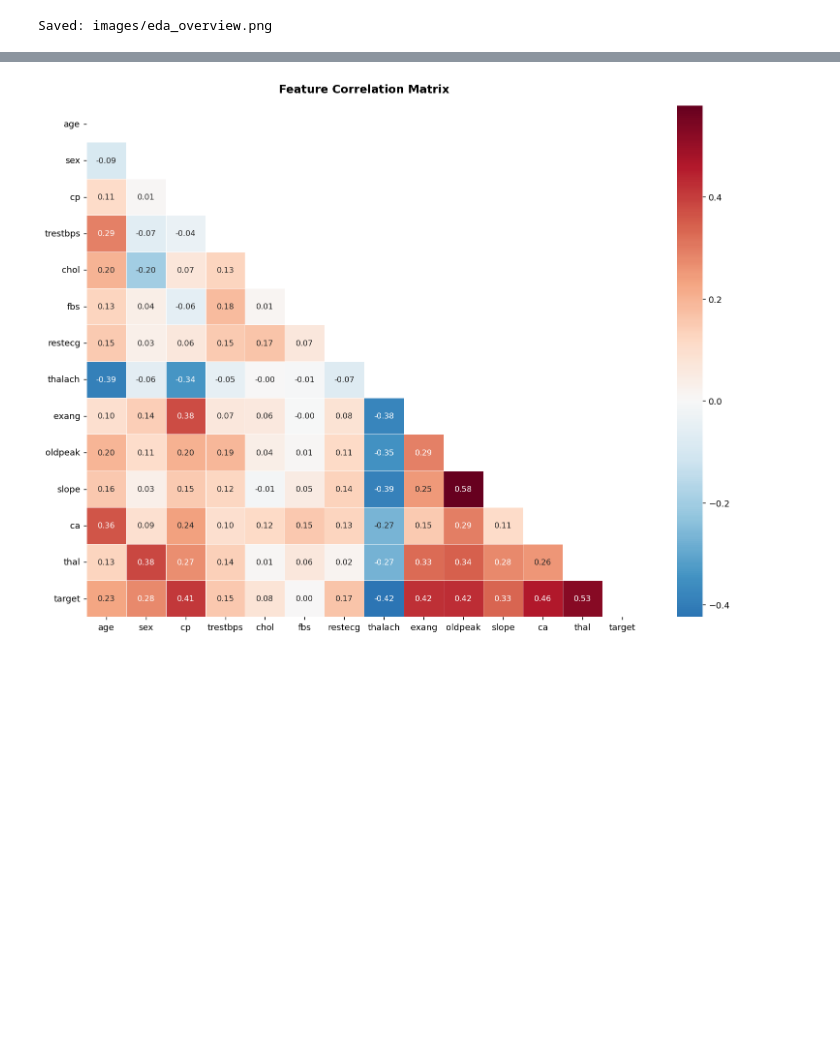
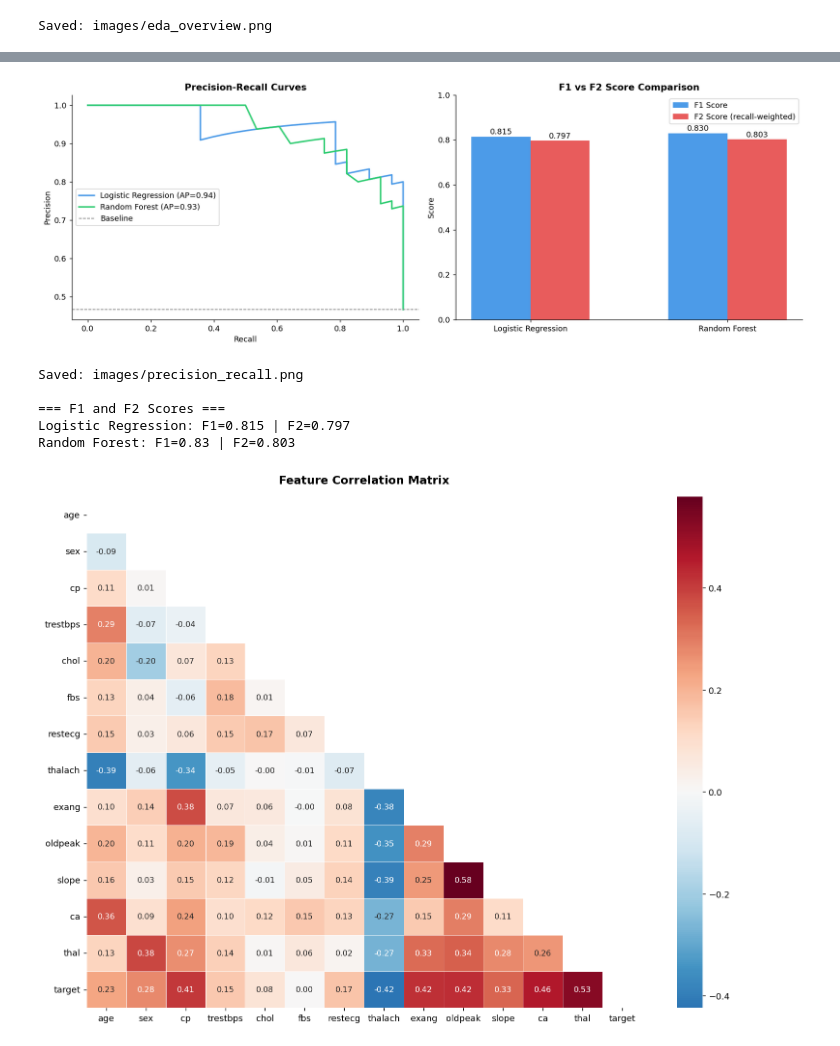
Before and after one commit to lydiaobeng/heart-disease-analysis, a Jupyter notebook: heart_disease_analysis.ipynb, the cells around one changed output, grey strips where cells are left out. Saved outputs shown, nothing was run; the diff lists cells and outputs as text; code cells hidden in the pictures; blank space fills up the shorter version.

```diff
--- a/heart_disease_analysis.ipynb
+++ b/heart_disease_analysis.ipynb
@@ -261,3 +371,76 @@ Saved: images/eda_overview.png
+# %%
+# ── Precision-Recall curves & F2 score ───────────────────────────────────────
+from sklearn.metrics import (precision_recall_curve, average_precision_score,
+                             fbeta_score)
+
+fig, axes = plt.subplots(1, 2, figsize=(14, 5))
+
+# Precision-Recall curves
+for model, X_t, name, color in [
+    (lr, X_test_sc, 'Logistic Regression', '#4C9BE8'),
+    (rf, X_test,    'Random Forest',       '#2ECC71')
+]:
+    probs = model.predict_proba(X_t)[:, 1]
+    precision, recall, _ = precision_recall_curve(y_test, probs)
+    ap = average_precision_score(y_test, probs)
+    axes[0].plot(recall, precision, label=f'{name} (AP={ap:.2f})', color=color, lw=2)
+
+axes[0].axhline(y=y_test.mean(), color='gray', linestyle='--', lw=1, label='Baseline')
+axes[0].set_xlabel('Recall')
+axes[0].set_ylabel('Precision')
+axes[0].set_title('Precision-Recall Curves', fontweight='bold')
+axes[0].legend()
+
+# F1 vs F2 comparison
+metrics = {
+    'Logistic Regression': {
+        'F1':  fbeta_score(y_test, lr.predict(X_test_sc), beta=1).round(3),
+        'F2':  fbeta_score(y_test, lr.predict(X_test_sc), beta=2).round(3),
+    },
+    'Random Forest': {
+        'F1':  fbeta_score(y_test, rf.predict(X_test), beta=1).round(3),
+        'F2':  fbeta_score(y_test, rf.predict(X_test), beta=2).round(3),
+    }
+}
+
+x = np.arange(2)
+width = 0.3
+bars1 = axes[1].bar(x - width/2, [metrics['Logistic Regression']['F1'],
+                                    metrics['Random Forest']['F1']],
+                    width, label='F1 Score', color='#4C9BE8')
+bars2 = axes[1].bar(x + width/2, [metrics['Logistic Regression']['F2'],
+                                    metrics['Random Forest']['F2']],
+                    width, label='F2 Score (recall-weighted)', color='#E85C5C')
+
+axes[1].set_xticks(x)
+axes[1].set_xticklabels(['Logistic Regression', 'Random Forest'])
+axes[1].set_ylim(0, 1)
+axes[1].set_title('F1 vs F2 Score Comparison', fontweight='bold')
+axes[1].set_ylabel('Score')
+axes[1].legend()
+
+for bar in bars1:
+    axes[1].text(bar.get_x() + bar.get_width()/2, bar.get_height() + 0.01,
+                 f'{bar.get_height():.3f}', ha='center', fontsize=10)
+for bar in bars2:
+    axes[1].text(bar.get_x() + bar.get_width()/2, bar.get_height() + 0.01,
+                 f'{bar.get_height():.3f}', ha='center', fontsize=10)
+
+plt.tight_layout()
+plt.savefig('images/precision_recall.png', dpi=150, bbox_inches='tight')
+plt.show()
+print("Saved: images/precision_recall.png")
+
+print("\n=== F1 and F2 Scores ===")
+for model_name, scores in metrics.items():
+    print(f"{model_name}: F1={scores['F1']} | F2={scores['F2']}")
+# %% [output]
+[figure, added]
+Saved: images/precision_recall.png
+
+=== F1 and F2 Scores ===
+Logistic Regression: F1=0.815 | F2=0.797
+Random Forest: F1=0.83 | F2=0.803
 # %%
 # ── Correlation heatmap ───────────────────────────────────────────────────────
 plt.figure(figsize=(12, 9))
```
Also changed, not shown: parts of 3 cells of this notebook, 3 other files.
